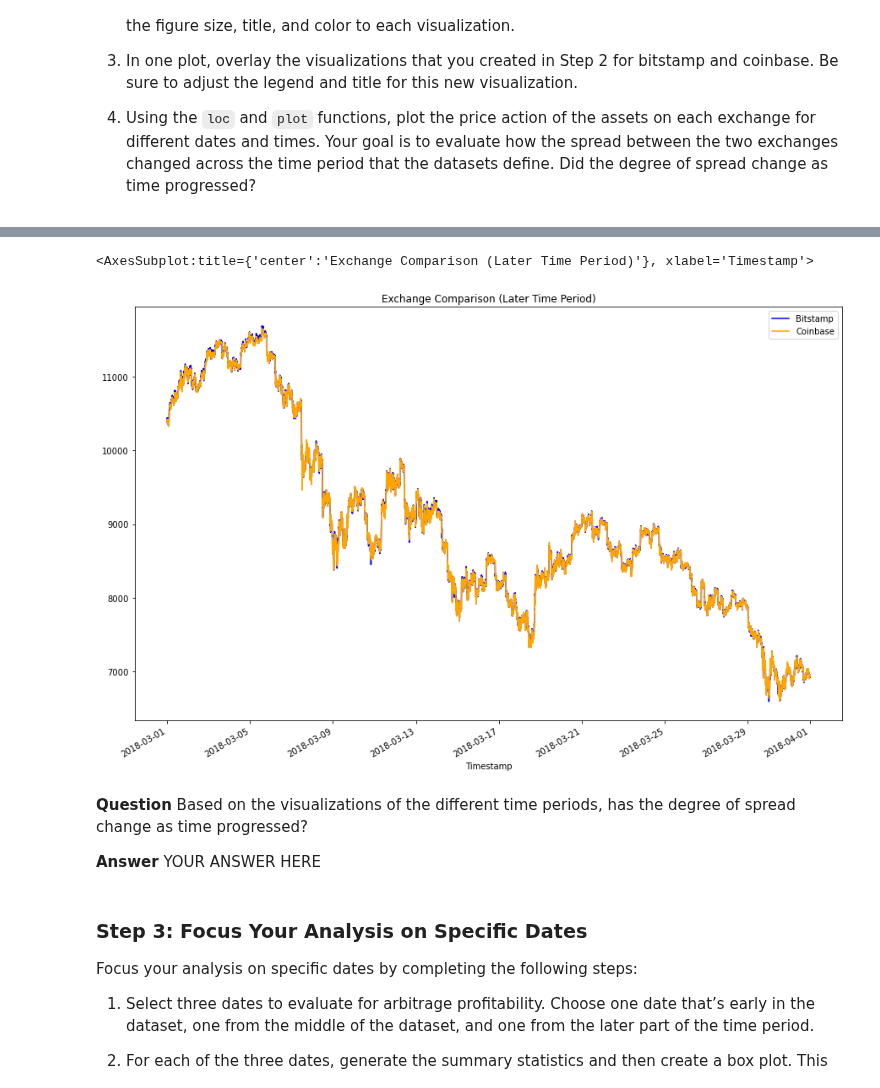
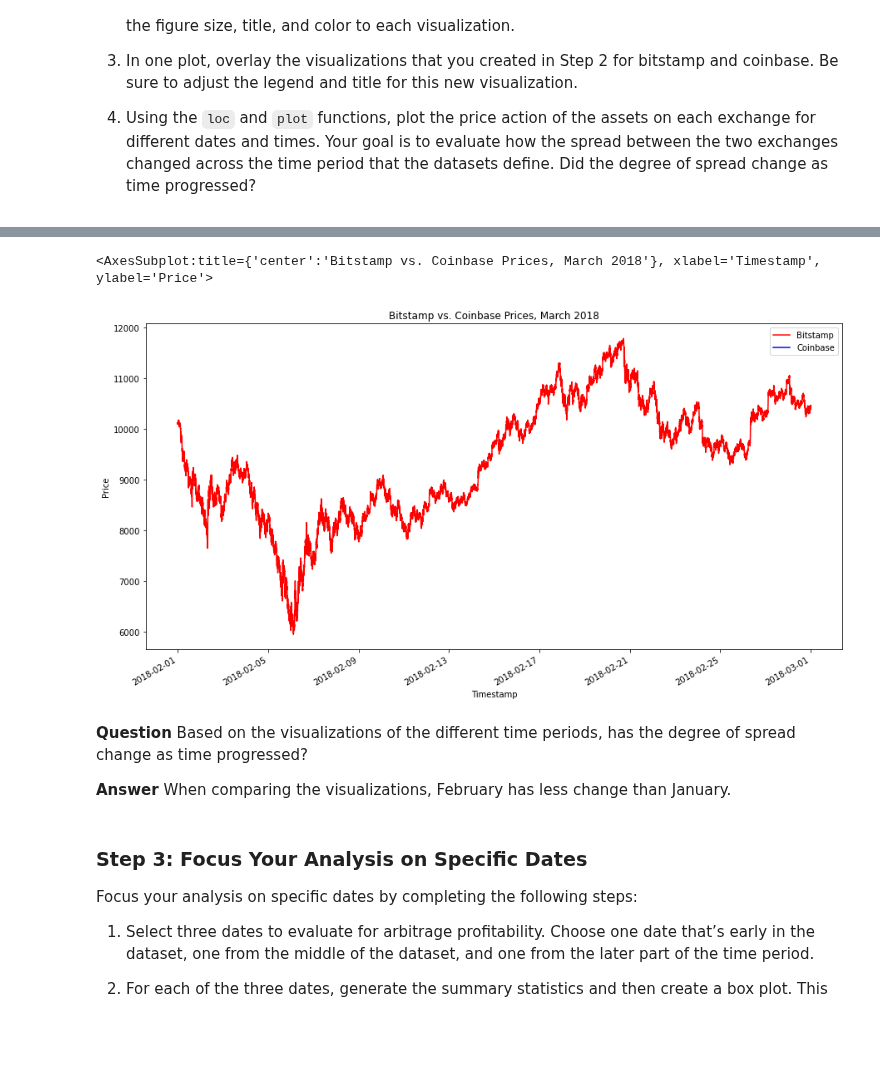
Before and after one commit to davepetersen/Module_3_Challenge, a Jupyter notebook: Starter_Code/crypto_arbitrage.ipynb, the cells around one changed output, grey strips where cells are left out. Drawn from its saved outputs; the diff is of its cells as text; code cells hidden in the pictures; blank space fills up the shorter version.

```diff
--- a/Starter_Code/crypto_arbitrage.ipynb
+++ b/Starter_Code/crypto_arbitrage.ipynb
@@ -104,7 +104,7 @@ To prepare and clean your data for analysis, complete the following steps:
 ### Step 3: Convert the data type of the Close column to a `float`.
 # %%
 # Convert the Close data type to a float
-# YOUR CODE HERE
+bitstamp['Close'] = bitstamp['Close'].astype('float')
 # %% [markdown]
 ### Step 4: Review the data for duplicated values, and drop them if necessary.
 # %%
@@ -114,4 +116,7 @@ To prepare and clean your data for analysis, complete the following steps:
 ### Step 5: Repeat Steps 1–4 for the coinbase DataFrame.
 # %%
 # Repeat Steps 1–4 for the coinbase DataFrame
-# YOUR CODE HERE
+coinbase = coinbase.dropna()
+coinbase['Close'] = coinbase['Close'].str.replace('$', '')
+coinbase['Close'] = coinbase['Close'].astype('float')
+coinbase.duplicated().sum()
@@ -137,8 +144,8 @@ Select the data you want to analyze. Use `loc` or `iloc` to select the following
 * Close
 # %%
 # Use loc or iloc to select `Timestamp (the index)` and `Close` from bitstamp DataFrame
-bitstamp_sliced = # YOUR CODE HERE
+bitstamp_sliced = bitstamp.loc[:, 'Close']
 
 # Review the first five rows of the DataFrame
-# YOUR CODE HERE
+bitstamp_sliced.head()
 # %% [output]
@@ -152,7 +159,7 @@ bitstamp_sliced = # YOUR CODE HERE
 # %%
 # Use loc or iloc to select `Timestamp (the index)` and `Close` from coinbase DataFrame
-coinbase_sliced = # YOUR CODE HERE
+coinbase_sliced = coinbase.loc[:, 'Close']
 
 # Review the first five rows of the DataFrame
-# YOUR CODE HERE
+coinbase_sliced.head()
 # %% [output]
@@ -234,15 +248,20 @@ Sort through the time series data associated with the bitstamp and coinbase Data
 # %%
 # Using the loc and plot functions, create an overlay plot that visualizes
 # the price action of both DataFrames for a one month period later in the dataset
 # Be sure to include the parameters: legend, figure size, title, and color and label
-# YOUR CODE HERE
+bitstamp_feb_2018 = bitstamp_sliced.loc['2018-02-01':'2018-02-28']
+coinbase_feb_2018 = coinbase_sliced.loc['2018-02-01':'2018-01-31']
+
+bitstamp_feb_2018.plot(title='Bitstamp vs. Coinbase Prices, March 2018', figsize=(15,8), xlabel="Timestamp", ylabel="Price", color="red",
+                       legend=True, label='Bitstamp')
+coinbase_feb_2018.plot(color="blue", legend=True, label='Coinbase')
 # %% [output]
-<AxesSubplot:title={'center':'Exchange Comparison (Later Time Period)'}, xlabel='Timestamp'>
+<AxesSubplot:title={'center':'Bitstamp vs. Coinbase Prices, March 2018'}, xlabel='Timestamp', ylabel='Price'>
-[figure, old version]
+[figure, new version]
 # %% [markdown]
 **Question** Based on the visualizations of the different time periods, has the degree of spread change as time progressed?
 
-**Answer** YOUR ANSWER HERE
+**Answer** When comparing the visualizations, February has less change than January.
 # %% [markdown]
 ### Step 3: Focus Your Analysis on Specific Dates
 
```
Also changed, not shown: parts of 12 cells of this notebook.
